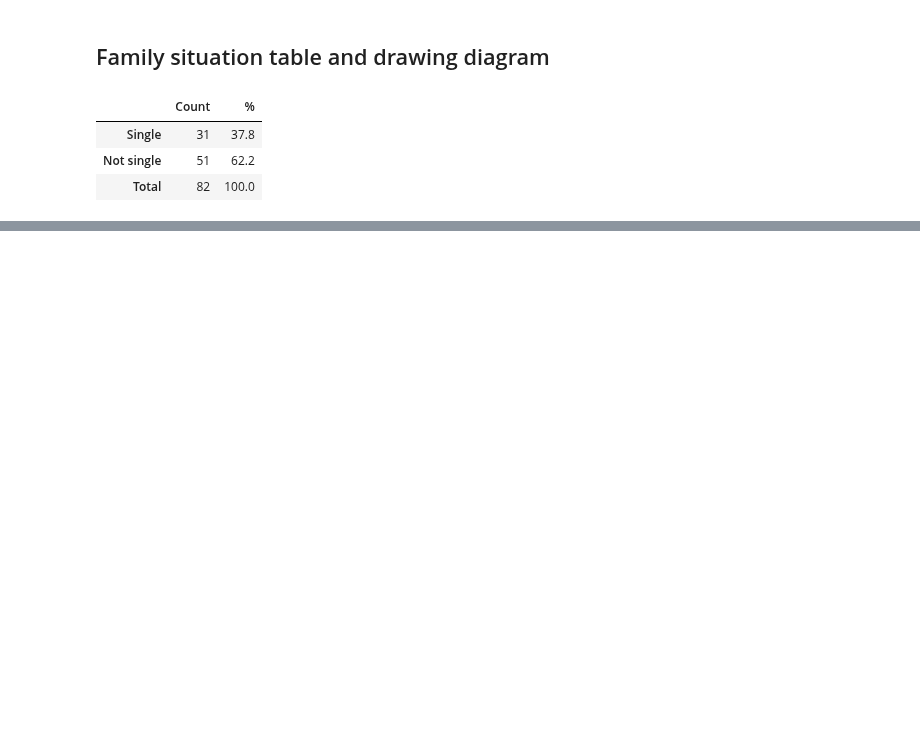
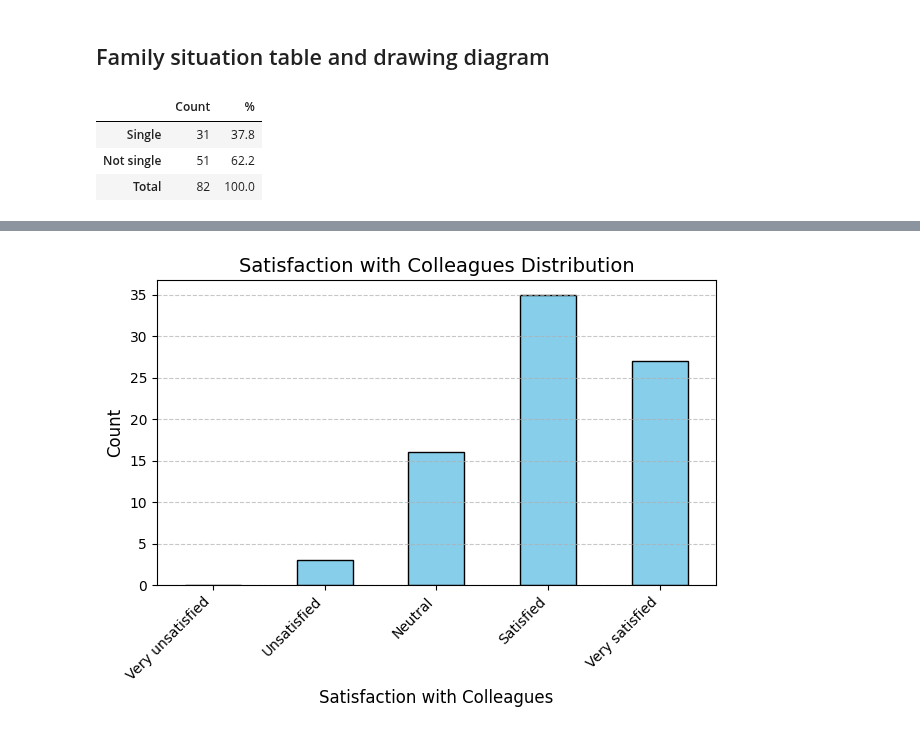
Before and after one commit to jemlau/DataAnalysisProject, a Jupyter notebook: harjotustyöHANNA.ipynb, the cells around one changed output, grey strips where cells are left out. Cells and saved outputs as stored; diff of their text form; code cells hidden in the pictures; blank space fills up the shorter version.

```diff
--- a/harjotustyöHANNA.ipynb
+++ b/harjotustyöHANNA.ipynb
@@ -73,0 +74,9 @@ Text(0, 0.5, 'Count, n=82')
+# %%
+
+df_satcolleques = pd.crosstab(df['sat_colleques'], 'Count')
+df_satcolleques.index = ['Unsatisfied', 'Neutral', 'Satisfied', 'Very satisfied']
+df_satcolleques.loc['Very unsatisfied'] = 0
+df_satcolleques = df_satcolleques.reindex(['Very unsatisfied', 'Unsatisfied', 'Neutral', 'Satisfied', 'Very satisfied'])
+n = df_satcolleques['Count'].sum()
+df_satcolleques.loc['Total'] = df_satcolleques['Count'].sum()
+df_satcolleques
@@ -74 +91,22 @@ Text(0, 0.5, 'Count, n=82')
+# %%
+# Poistetaan "Total"-rivi ennen kaavion piirtämistä
+df_satcolleques_filtered = df_satcolleques[:-1]
+
+# Piirretään pylväsdiagrammi
+df_satcolleques_filtered['Count'].plot(kind='bar', color='skyblue', edgecolor='black')
+
+# Akselin ja otsikon asettaminen
+plt.xlabel('Satisfaction with Colleagues', fontsize=12)
+plt.ylabel('Count', fontsize=12)
+plt.title('Satisfaction with Colleagues Distribution', fontsize=14)
+
+# Asetetaan x-akselin nimikkeet
+plt.xticks(rotation=45, ha='right')
+
+# Lisätään ruudukko ja tiivistetään ulkoasua
+plt.grid(axis='y', linestyle='--', alpha=0.7)
+plt.tight_layout()  # Varmistetaan, että kaikki teksti näkyy
+plt.show()
+# %% [output]
+[figure, added]
 # %%
```
Also changed, not shown: parts of 11 cells of this notebook.
